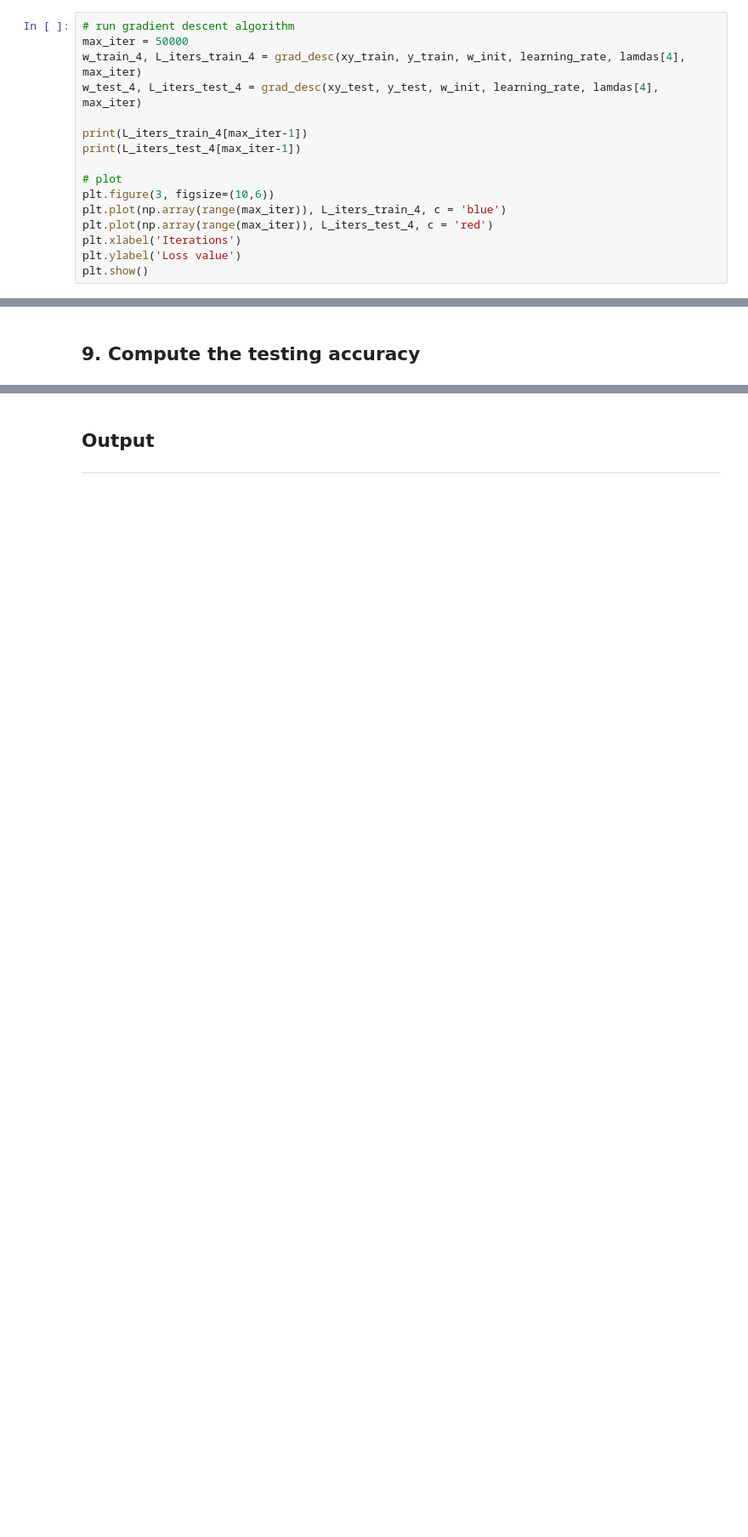
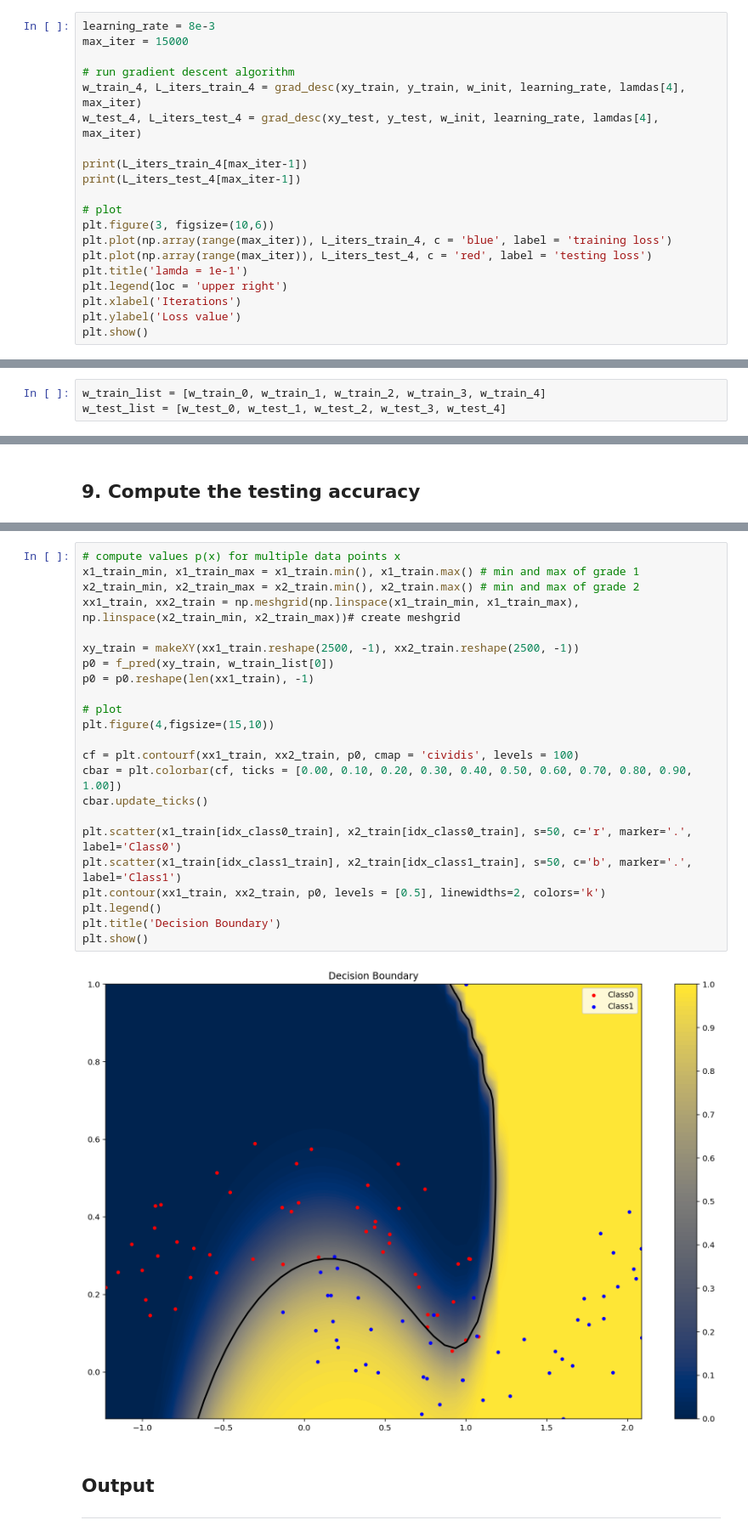
Before and after one commit to wkdthf21/Machine-Learning-Assignment, a Jupyter notebook: 06/assignment #6.ipynb, the cells around one changed output, grey strips where cells are left out. Shown at 85% size. Saved outputs shown, nothing was run; the diff lists cells and outputs as text; blank space fills up the shorter version.

```diff
--- a/06/assignment #6.ipynb
+++ b/06/assignment #6.ipynb
@@ -331,8 +321,10 @@ plt.show()
 # %% [markdown]
 7-5. lamda : 0.1
 # %%
+learning_rate = 8e-3
+max_iter = 15000
+
 # run gradient descent algorithm
-max_iter = 50000
 w_train_4, L_iters_train_4 = grad_desc(xy_train, y_train, w_init, learning_rate, lamdas[4], max_iter)
 w_test_4, L_iters_test_4 = grad_desc(xy_test, y_test, w_init, learning_rate, lamdas[4], max_iter)
 
@@ -341,8 +333,10 @@ print(L_iters_test_4[max_iter-1])
 
 # plot
 plt.figure(3, figsize=(10,6))
-plt.plot(np.array(range(max_iter)), L_iters_train_4, c = 'blue')
-plt.plot(np.array(range(max_iter)), L_iters_test_4, c = 'red')
+plt.plot(np.array(range(max_iter)), L_iters_train_4, c = 'blue', label = 'training loss')
+plt.plot(np.array(range(max_iter)), L_iters_test_4, c = 'red', label = 'testing loss')
+plt.title('lamda = 1e-1')
+plt.legend(loc = 'upper right')
 plt.xlabel('Iterations')
 plt.ylabel('Loss value')
 plt.show()
@@ -354,4 +344,7 @@ plt.show()
 ## 8. Compute the training accuray
 # %% [markdown]
 the accuracy is computed based on the training data with varying regularization parameters
+# %%
+w_train_list = [w_train_0, w_train_1, w_train_2, w_train_3, w_train_4]
+w_test_list = [w_test_0, w_test_1, w_test_2, w_test_3, w_test_4]
 # %%
@@ -398,3 +404,28 @@ accuracy(%) =  85.0
+# %%
+# compute values p(x) for multiple data points x
+x1_train_min, x1_train_max = x1_train.min(), x1_train.max() # min and max of grade 1
+x2_train_min, x2_train_max = x2_train.min(), x2_train.max() # min and max of grade 2
+xx1_train, xx2_train = np.meshgrid(np.linspace(x1_train_min, x1_train_max), np.linspace(x2_train_min, x2_train_max))# create meshgrid
+
+xy_train = makeXY(xx1_train.reshape(2500, -1), xx2_train.reshape(2500, -1))
+p0 = f_pred(xy_train, w_train_list[0])
+p0 = p0.reshape(len(xx1_train), -1)
+
+# plot
+plt.figure(4,figsize=(15,10))
+
+cf = plt.contourf(xx1_train, xx2_train, p0, cmap = 'cividis', levels = 100)
+cbar = plt.colorbar(cf, ticks = [0.00, 0.10, 0.20, 0.30, 0.40, 0.50, 0.60, 0.70, 0.80, 0.90, 1.00])
+cbar.update_ticks()
+
+plt.scatter(x1_train[idx_class0_train], x2_train[idx_class0_train], s=50, c='r', marker='.', label='Class0')
+plt.scatter(x1_train[idx_class1_train], x2_train[idx_class1_train], s=50, c='b', marker='.', label='Class1')
+plt.contour(xx1_train, xx2_train, p0, levels = [0.5], linewidths=2, colors='k')
+plt.legend()
+plt.title('Decision Boundary')
+plt.show()
+# %% [output]
+[figure, added]
 # %% [markdown]
 ## Output
 <hr>
```
Also changed, not shown: parts of 13 cells of this notebook.
